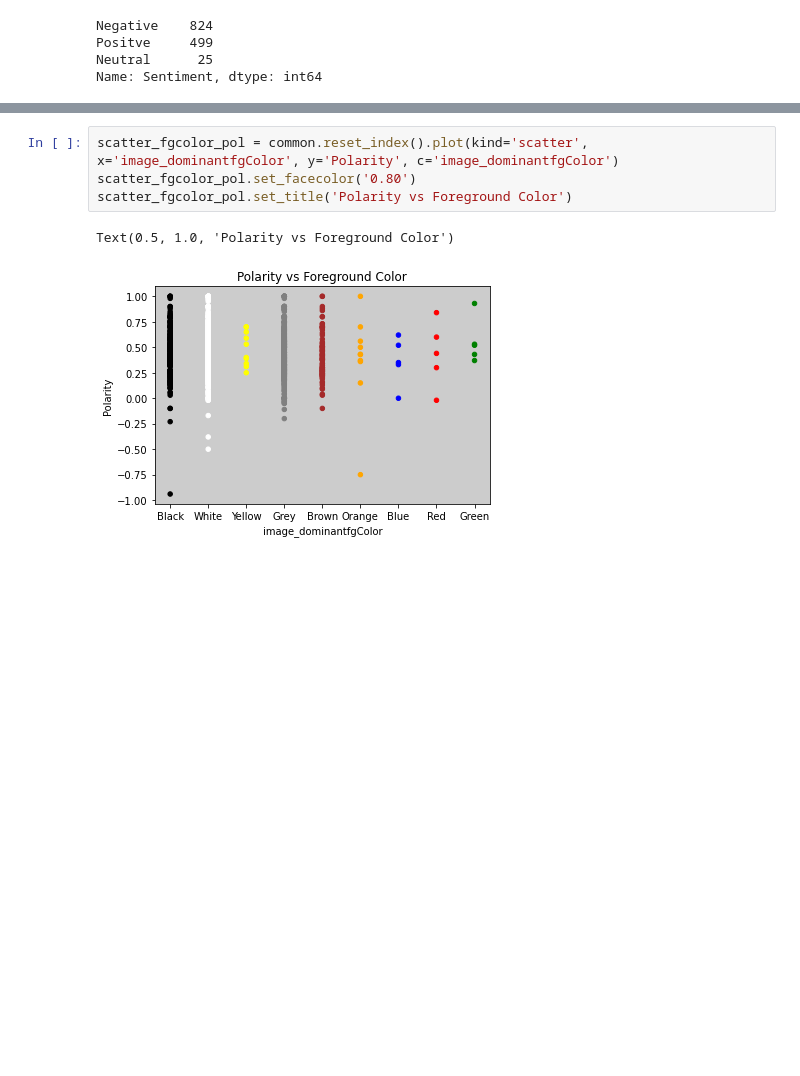
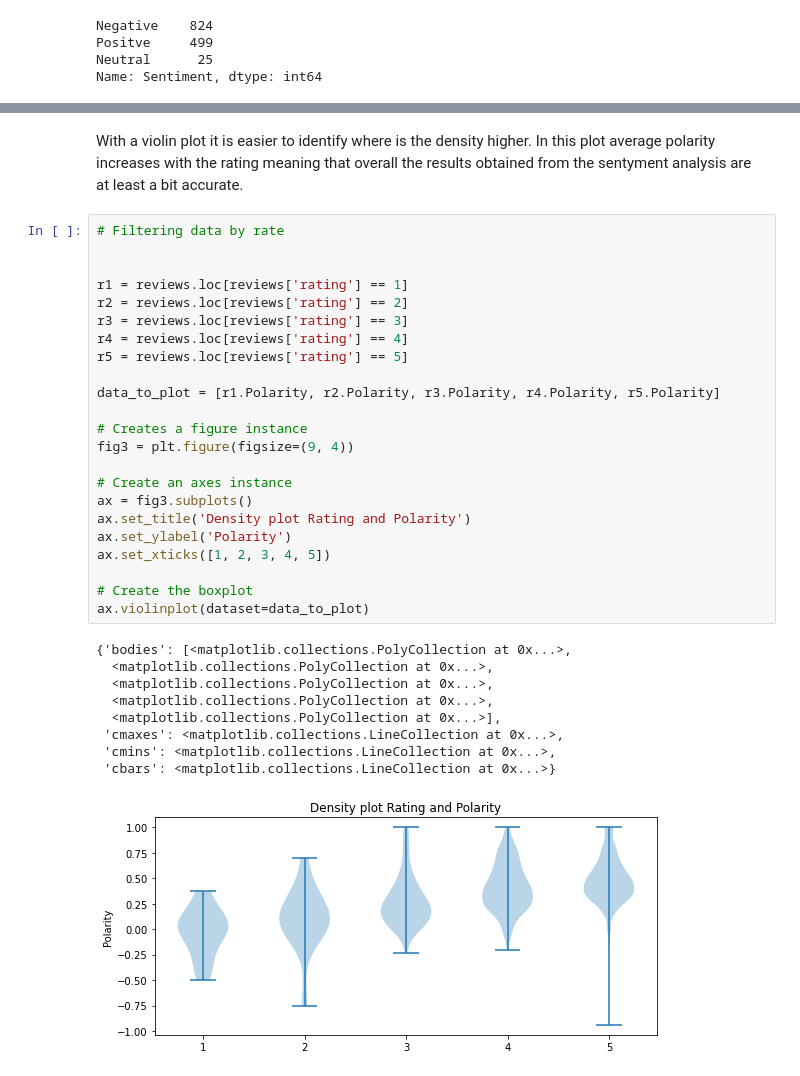
Before and after one commit to C-milo/SDM_FinalProject, a Jupyter notebook: airbnb_analysis.ipynb, the cells around one changed output, grey strips where cells are left out. Drawn from its saved outputs; the diff is of its cells as text; blank space fills up the shorter version.

Commit message:
blog update analysis

```diff
--- a/airbnb_analysis.ipynb
+++ b/airbnb_analysis.ipynb
@@ -445,7 +417,35 @@ Text(0.5, 1.0, 'Polarity vs Background Color')
-# %%
-scatter_fgcolor_pol = common.reset_index().plot(kind='scatter', x='image_dominantfgColor', y='Polarity', c='image_dominantfgColor')
-scatter_fgcolor_pol.set_facecolor('0.80')
-scatter_fgcolor_pol.set_title('Polarity vs Foreground Color')
-# %% [output]
-Text(0.5, 1.0, 'Polarity vs Foreground Color')
-[figure, removed]
+# %% [markdown]
+With a violin plot it is easier to identify where is the density higher. In this plot average polarity increases with the rating meaning that overall the results obtained from the sentyment analysis are at least a bit accurate.
+# %%
+# Filtering data by rate
+
+
+r1 = reviews.loc[reviews['rating'] == 1]
+r2 = reviews.loc[reviews['rating'] == 2]
+r3 = reviews.loc[reviews['rating'] == 3]
+r4 = reviews.loc[reviews['rating'] == 4]
+r5 = reviews.loc[reviews['rating'] == 5]
+
+data_to_plot = [r1.Polarity, r2.Polarity, r3.Polarity, r4.Polarity, r5.Polarity]
+
+# Creates a figure instance
+fig3 = plt.figure(figsize=(9, 4))
+
+# Create an axes instance
+ax = fig3.subplots()
+ax.set_title('Density plot Rating and Polarity')
+ax.set_ylabel('Polarity')
+ax.set_xticks([1, 2, 3, 4, 5])
+
+# Create the boxplot
+ax.violinplot(dataset=data_to_plot)
+# %% [output]
+{'bodies': [<matplotlib.collections.PolyCollection at 0x...>,
+  <matplotlib.collections.PolyCollection at 0x...>,
+  <matplotlib.collections.PolyCollection at 0x...>,
+  <matplotlib.collections.PolyCollection at 0x...>,
+  <matplotlib.collections.PolyCollection at 0x...>],
+ 'cmaxes': <matplotlib.collections.LineCollection at 0x...>,
+ 'cmins': <matplotlib.collections.LineCollection at 0x...>,
+ 'cbars': <matplotlib.collections.LineCollection at 0x...>}
+[figure, added]
```
Also changed, not shown: parts of 20 cells of this notebook.
